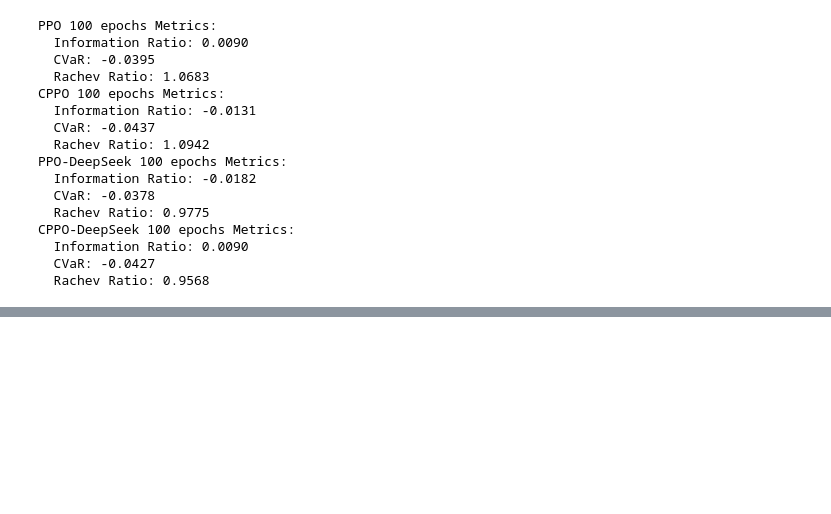
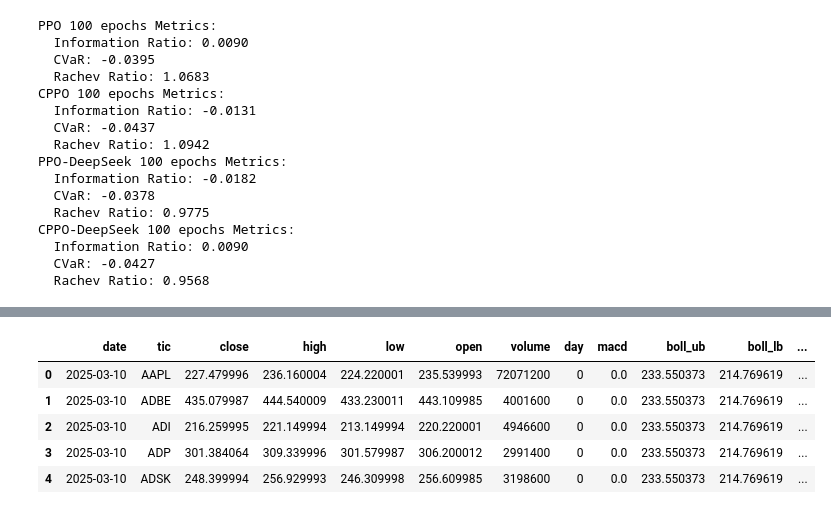
Before and after one commit to siren7075/AOC2023, a Jupyter notebook: TradingAgentFinRl.ipynb, the cells around one changed output, grey strips where cells are left out. Cells and saved outputs as stored; diff of their text form; code cells hidden in the pictures; blank space fills up the shorter version.

```diff
--- a/TradingAgentFinRl.ipynb
+++ b/TradingAgentFinRl.ipynb
@@ -1086,0 +1065,11 @@ MLPActorCritic(
+# %%
+import yfinance as yf
+import pandas as pd
+from finrl.meta.preprocessor.yahoodownloader import YahooDownloader
+
+TRAIN_START_DATE = '2025-03-08'
+TRADE_END_DATE = '2025-05-08'
+
+df_raw = YahooDownloader(start_date = TRAIN_START_DATE,
+                     end_date = TRADE_END_DATE,
+                     ticker_list = stock_list).fetch_data()
@@ -1086,0 +1095,15 @@ MLPActorCritic(
+# %%
+from finrl.meta.preprocessor.preprocessors import FeatureEngineer, data_split
+
+
+print(df_raw.info())   # Prints column data types and non-null counts
+print(df_raw.shape)    # Prints the dimensions (rows, columns)
+print(df_raw.columns)
+
+fe = FeatureEngineer(use_technical_indicator=True,
+                     tech_indicator_list = INDICATORS,
+                     use_vix=True,# cannot get
+                     use_turbulence=False,  #error
+                     user_defined_feature = False)
+
+processed = fe.preprocess_data(df_raw)
@@ -1086,0 +1133,9 @@ MLPActorCritic(
+# %%
+processed.head()
+# %% [output]
+|  | date | tic | close | high | low | open | volume | day | macd | boll_ub | boll_lb | ... |
+| 0 | 2025-03-10 | AAPL | 227.479996 | 236.160004 | 224.220001 | 235.539993 | 72071200 | 0 | 0.0 | 233.550373 | 214.769619 | ... |
+| 1 | 2025-03-10 | ADBE | 435.079987 | 444.540009 | 433.230011 | 443.109985 | 4001600 | 0 | 0.0 | 233.550373 | 214.769619 | ... |
+| 2 | 2025-03-10 | ADI | 216.259995 | 221.149994 | 213.149994 | 220.220001 | 4946600 | 0 | 0.0 | 233.550373 | 214.769619 | ... |
+| 3 | 2025-03-10 | ADP | 301.384064 | 309.339996 | 301.579987 | 306.200012 | 2991400 | 0 | 0.0 | 233.550373 | 214.769619 | ... |
+| 4 | 2025-03-10 | ADSK | 248.399994 | 256.929993 | 246.309998 | 256.609985 | 3198600 | 0 | 0.0 | 233.550373 | 214.769619 | ... |
```
Also changed, not shown: parts of 9 cells of this notebook.
